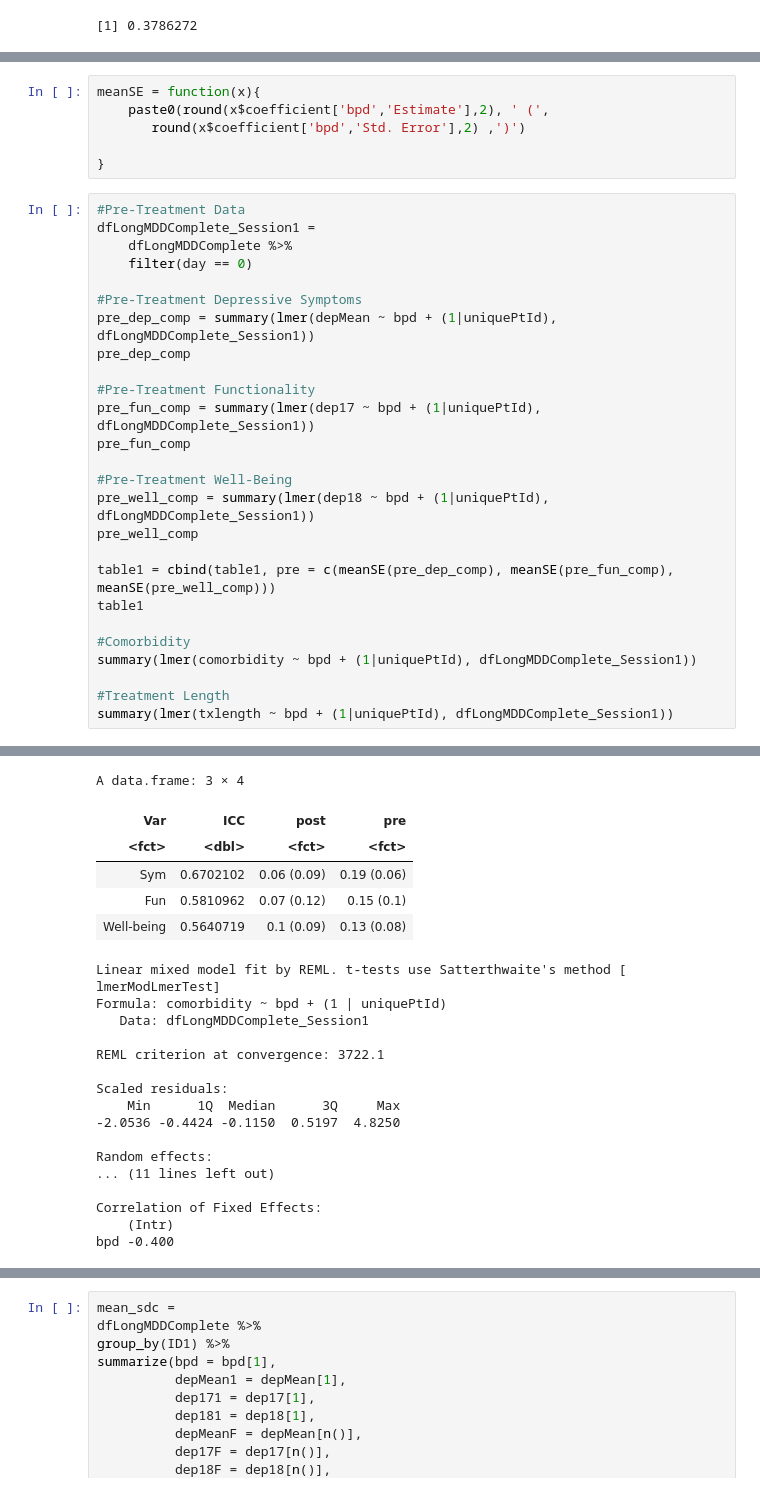
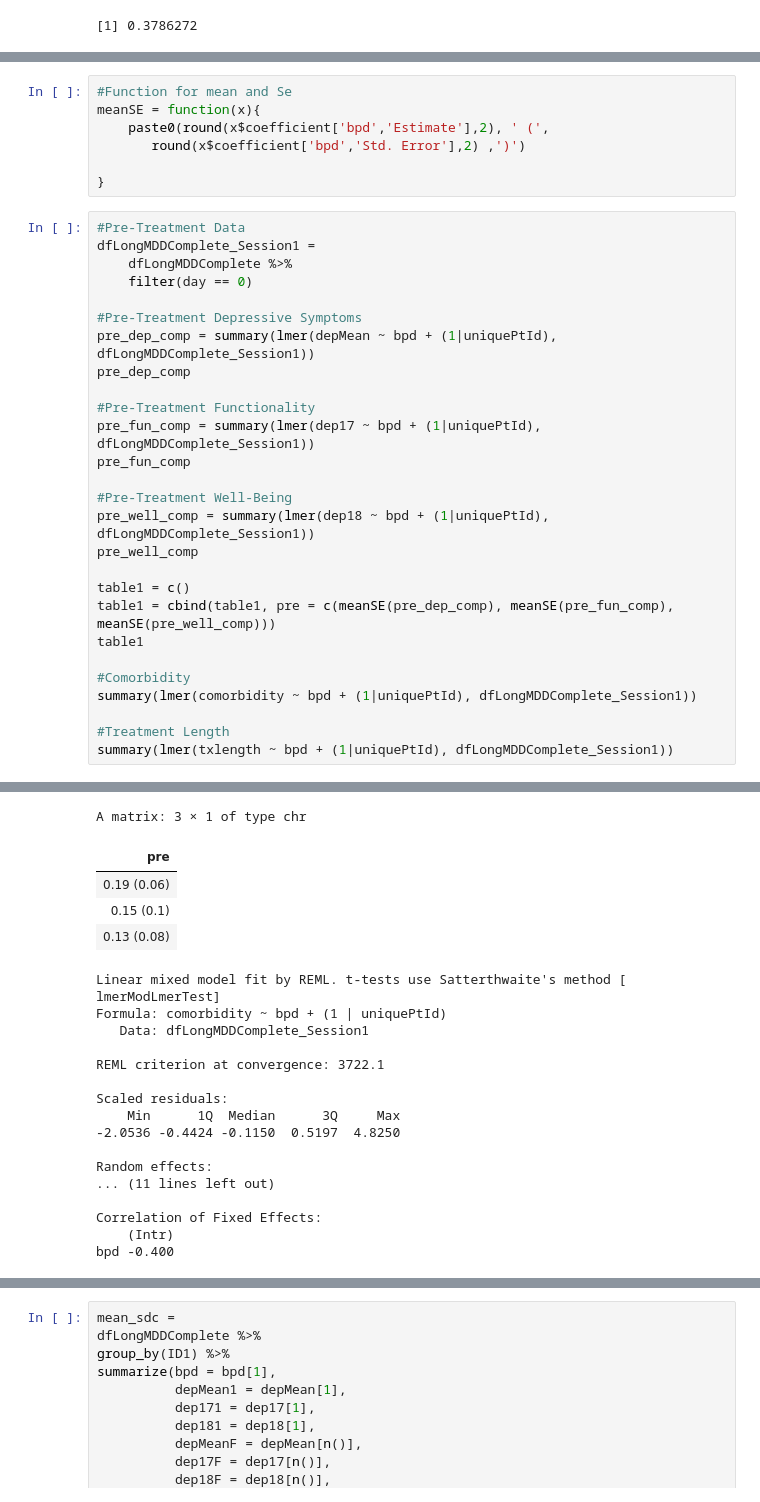
Before and after one commit to sin-ying-lin/phpTxOutcome, a Jupyter notebook: Code/MDD_BPD_Longitudinal/MDD_BPD_LMM.ipynb, the cells around one changed output, grey strips where cells are left out. Drawn from its saved outputs; the diff is of its cells as text.

```diff
--- a/Code/MDD_BPD_Longitudinal/MDD_BPD_LMM.ipynb
+++ b/Code/MDD_BPD_Longitudinal/MDD_BPD_LMM.ipynb
@@ -443,4 +448,5 @@ ifelse(score >= 21, 1, 0)
 # %%
+#Function for mean and Se
 meanSE = function(x){
     paste0(round(x$coefficient['bpd','Estimate'],2), ' (',
        round(x$coefficient['bpd','Std. Error'],2) ,')')
@@ -464,6 +470,7 @@ pre_fun_comp
 pre_well_comp = summary(lmer(dep18 ~ bpd + (1|uniquePtId), dfLongMDDComplete_Session1))
 pre_well_comp
 
+table1 = c()
 table1 = cbind(table1, pre = c(meanSE(pre_dep_comp), meanSE(pre_fun_comp), meanSE(pre_well_comp)))
 table1
 
@@ -497,39 +504,38 @@ Formula: dep17 ~ bpd + (1 | uniquePtId)
 
 REML criterion at convergence: 2887.2
 
 Scaled residuals:
     Min      1Q  Median      3Q     Max
 -2.6966 -0.6394  0.1894  0.9550  1.3206
 
 Random effects:
 ... (11 lines left out)
 
 Correlation of Fixed Effects:
     (Intr)
 bpd -0.401
 Linear mixed model fit by REML. t-tests use Satterthwaite's method [
 lmerModLmerTest]
 Formula: dep18 ~ bpd + (1 | uniquePtId)
    Data: dfLongMDDComplete_Session1
 
 REML criterion at convergence: 2396
 
 Scaled residuals:
     Min      1Q  Median      3Q     Max
 -2.8654 -0.6152  0.3000  0.4400  1.8631
 
 Random effects:
 ... (11 lines left out)
 
 Correlation of Fixed Effects:
     (Intr)
 bpd -0.399
-A data.frame: 3 × 4
+A matrix: 3 × 1 of type chr
-| Var | ICC | post | pre |
-| <fct> | <dbl> | <fct> | <fct> |
-| Sym | 0.6702102 | 0.06 (0.09) | 0.19 (0.06) |
-| Fun | 0.5810962 | 0.07 (0.12) | 0.15 (0.1) |
-| Well-being | 0.5640719 | 0.1 (0.09) | 0.13 (0.08) |
+| pre |
+| 0.19 (0.06) |
+| 0.15 (0.1) |
+| 0.13 (0.08) |
 Linear mixed model fit by REML. t-tests use Satterthwaite's method [
 lmerModLmerTest]
 Formula: comorbidity ~ bpd + (1 | uniquePtId)
```
Also changed, not shown: parts of 50 cells of this notebook, 14 other files.
